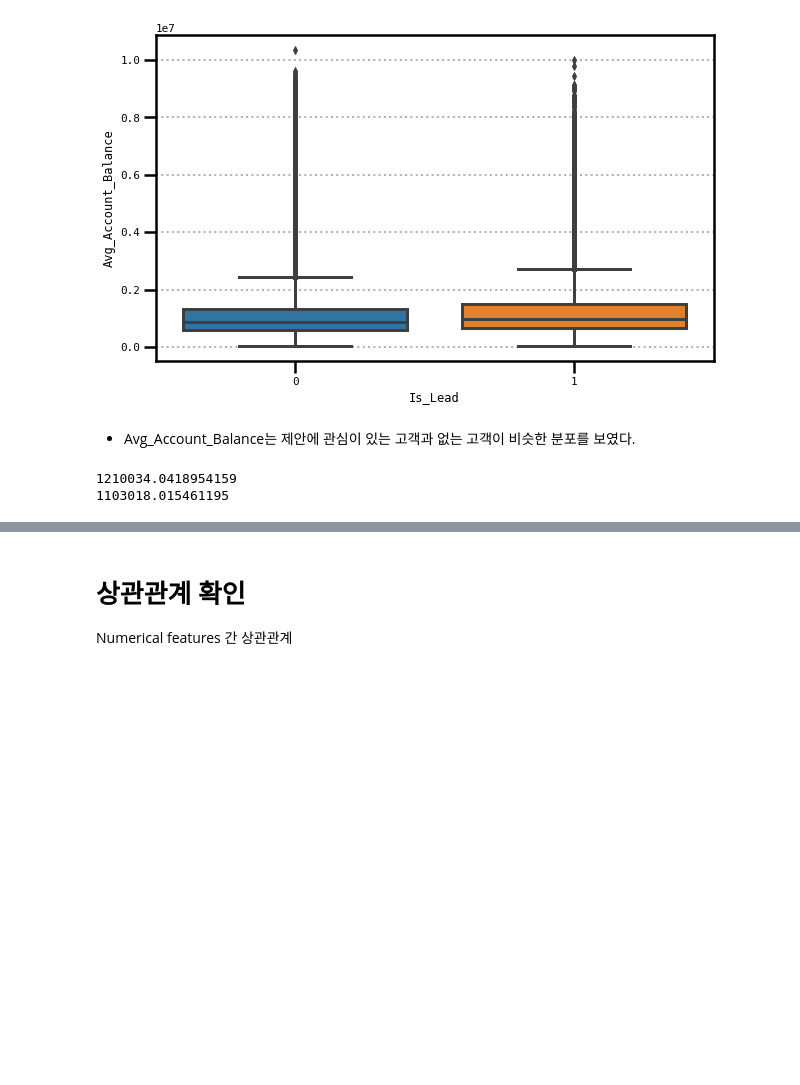
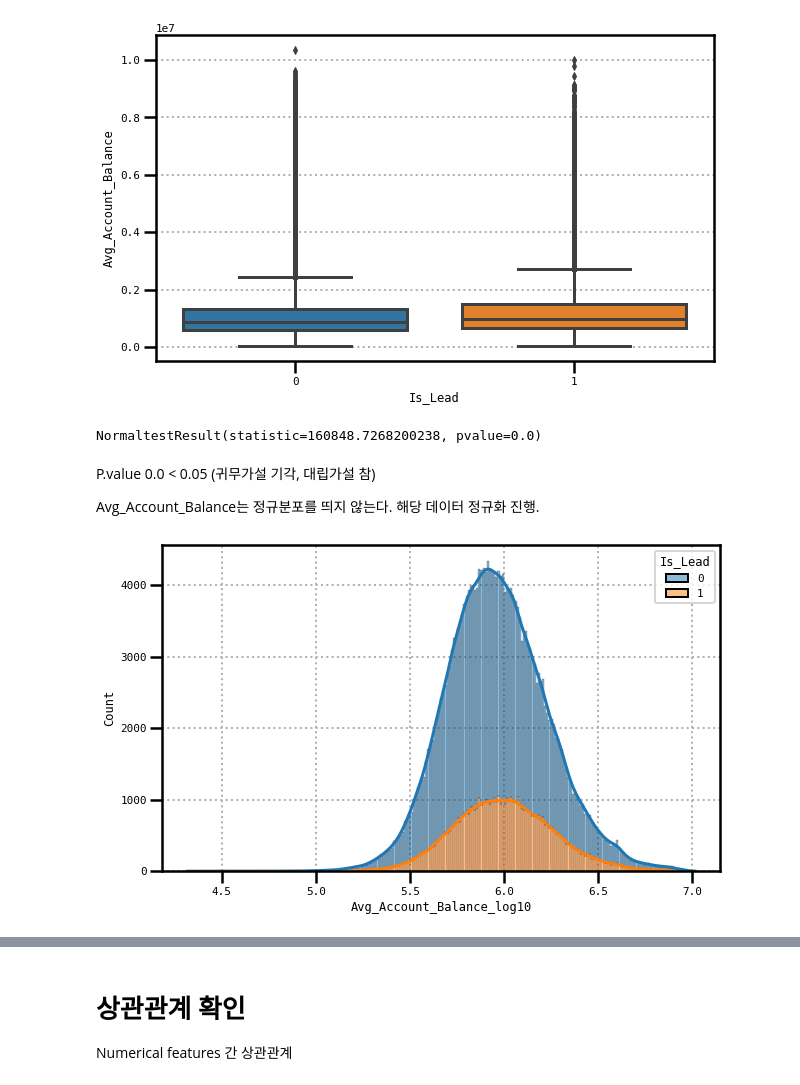
Before and after one commit to Oksusudom/Python_Learning, a Jupyter notebook: improvement.ipynb, the cells around one changed output, grey strips where cells are left out. Cells and saved outputs as stored; diff of their text form; code cells hidden in the pictures; blank space fills up the shorter version.

```diff
--- a/improvement.ipynb
+++ b/improvement.ipynb
@@ -379,11 +379,23 @@ plt.xlabel('Is_Lead')
 plt.ylabel('Avg_Account_Balance');
 # %% [output]
 [figure]
-# %% [markdown]
-- Avg_Account_Balance는 제안에 관심이 있는 고객과 없는 고객이 비슷한 분포를 보였다.
-# %%
-print(np.mean(train_df[train_df['Is_Lead'] == 1]['Avg_Account_Balance']))
-print(np.mean(train_df[train_df['Is_Lead'] == 0]['Avg_Account_Balance']))
-# %% [output]
-1210034.0418954159
-1103018.015461195
+# %%
+# Avg_Account_Balance가 정규성을 띄는지 확인
+
+# 귀무가설 : 해당 연속형 데이터 분포는 정규분포이다.
+# 대립가설 : 해당 연속형 데이터 분포는 정규분포를 띄지 않을 것이다.
+stats.normaltest(train_df['Avg_Account_Balance'])
+# %% [output]
+NormaltestResult(statistic=160848.7268200238, pvalue=0.0)
+# %% [markdown]
+P.value 0.0 < 0.05 (귀무가설 기각, 대립가설 참)
+
+Avg_Account_Balance는 정규분포를 띄지 않는다.
+해당 데이터 정규화 진행.
+# %%
+# Avg_Account_Balance 정규화
+train_df['Avg_Account_Balance_log10'] = np.log10(train_df['Avg_Account_Balance'])
+
+sns.histplot(data = train_df, x = train_df['Avg_Account_Balance_log10'], kde = True, hue = 'Is_Lead', multiple = 'stack');
+# %% [output]
+[figure, added]
```
Also changed, not shown: parts of 31 cells of this notebook.
